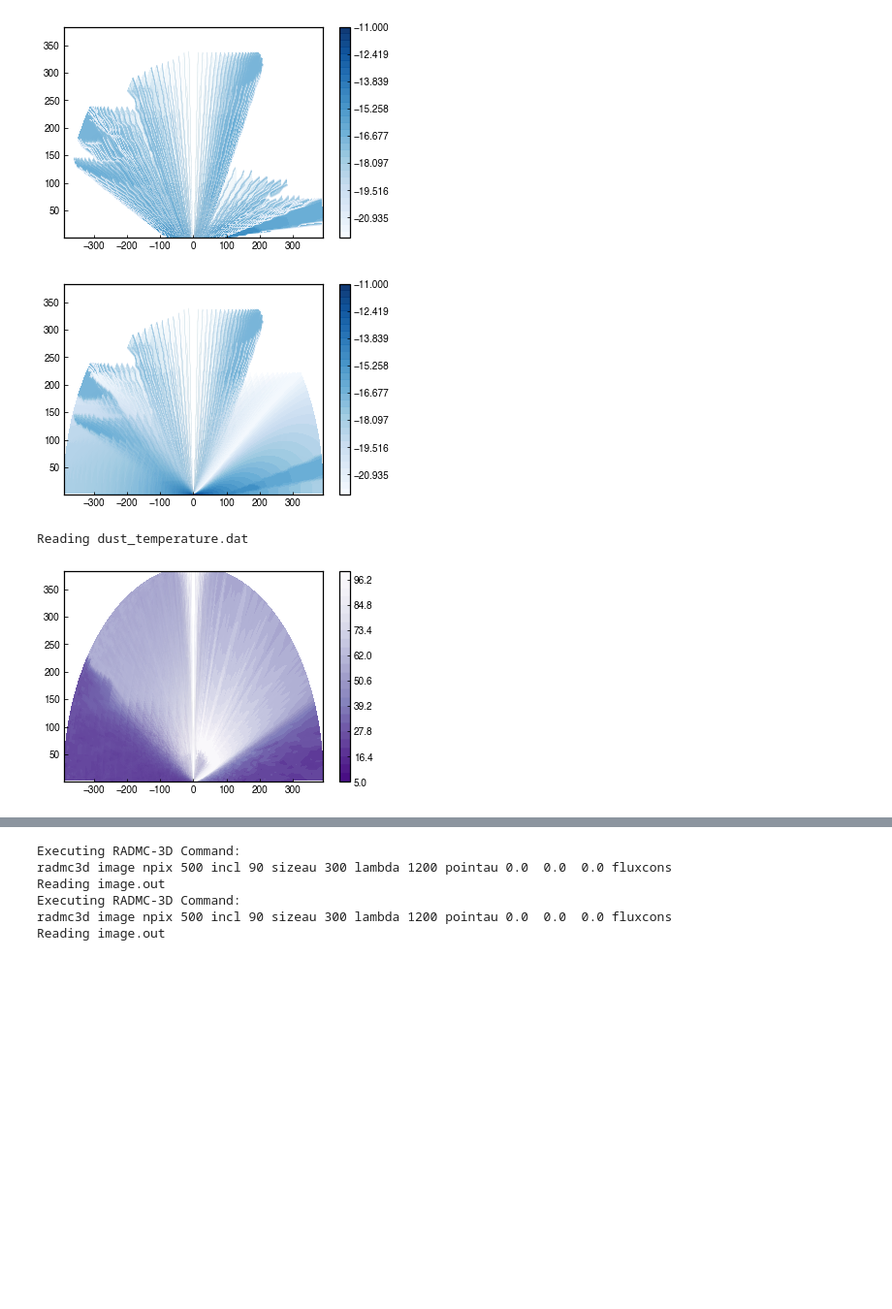
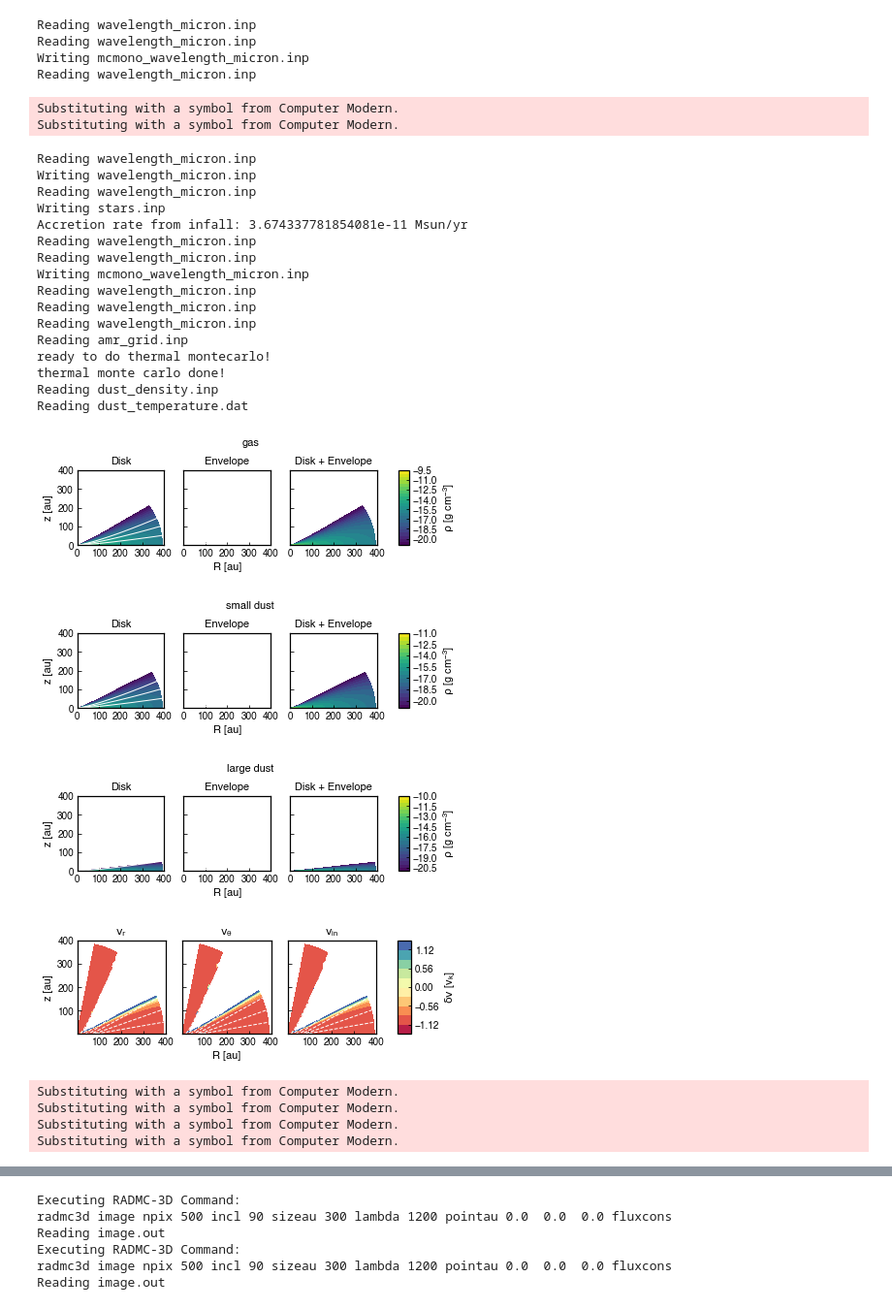
Before and after one commit to uconn-origins/wedgeford, a Jupyter notebook: test_functions.ipynb, the cells around one changed output, grey strips where cells are left out. Shown at 97% size. Cells and saved outputs as stored; diff of their text form; code cells hidden in the pictures; blank space fills up the shorter version.

```diff
--- a/test_functions.ipynb
+++ b/test_functions.ipynb
@@ -56,36 +47,41 @@ Reading dust_temperature.dat
-# %%
-def plot_slices(output,rho,log=True,**plot_params):
-    model = output.m
-    R,THETA,PHI = model.make_grid()
-    X_CYL = R*np.sin(THETA)*np.cos(PHI)
-    Y_CYL = R*np.sin(THETA)*np.sin(PHI)
-    Z_CYL = R*np.cos(THETA)
-    np0 = len(model.phi)
-    for ip in range(np0):
-        alpha = 1 - np.amax(np.abs((Y_CYL[:,:,ip])))/400.
-        if np.shape(X_CYL[:,:,ip]) != np.shape(rho[:,:,ip]):
-            rhop = rho[:,:,ip].T
-        else:
-            rhop = rho[:,:,ip]
-        contourf(X_CYL[:,:,ip],Z_CYL[:,:,ip],rhop,alpha=alpha,**plot_params)
-    colorbar()
-    show()
-
-plot_slices(m0,np.log10(m0.m.rho_streamvelope(nstream=4, dphi_frac=0.5)),levels=np.linspace(-22,-11,32),cmap='Blues')
-# %% [output]
-[figure, removed]
-# %%
-plot_slices(m0,np.log10(m0.m.rho_embedded()),levels=np.linspace(-22,-11,32),cmap='Blues')
-# %% [output]
-[figure, removed]
-# %%
-def T3D(self):
-    if os.getcwd() != self.m.outdir:
-        os.chdir(self.m.outdir)
-    self.data.readDustTemp()#self.data.Tdust is now loaded in
-    return self.data.dusttemp[:,:,:,0] #only load first dust temp
-
-plot_slices(m0,T3D(m0),levels=np.linspace(5,100,26),cmap='Purples_r')
-# %% [output]
-Reading dust_temperature.dat
-[figure, removed]
+# %%
+save_setup_fig(m0)
+
+prep_thermal_transfer(m0,nphot=1000000)
+print('ready to do thermal montecarlo!')
+
+do_thermal_transfer(m0,nt=8)
+print('thermal monte carlo done!')
+
+save_dustRT(m0)
+# %% [output]
+Reading wavelength_micron.inp
+Reading wavelength_micron.inp
+Writing mcmono_wavelength_micron.inp
+Reading wavelength_micron.inp
+Substituting with a symbol from Computer Modern.
+Substituting with a symbol from Computer Modern.
+Reading wavelength_micron.inp
+Writing wavelength_micron.inp
+Reading wavelength_micron.inp
+Writing stars.inp
+Accretion rate from infall: 3.674337781854081e-11 Msun/yr
+Reading wavelength_micron.inp
+Reading wavelength_micron.inp
+Writing mcmono_wavelength_micron.inp
+Reading wavelength_micron.inp
+Reading wavelength_micron.inp
+Reading wavelength_micron.inp
+Reading amr_grid.inp
+ready to do thermal montecarlo!
+thermal monte carlo done!
+Reading dust_density.inp
+Reading dust_temperature.dat
+[figure, added]
+[figure, added]
+[figure, added]
+[figure, added]
+Substituting with a symbol from Computer Modern.
+Substituting with a symbol from Computer Modern.
+Substituting with a symbol from Computer Modern.
+Substituting with a symbol from Computer Modern.
```
Also changed, not shown: parts of 16 cells of this notebook, 12 other files.
